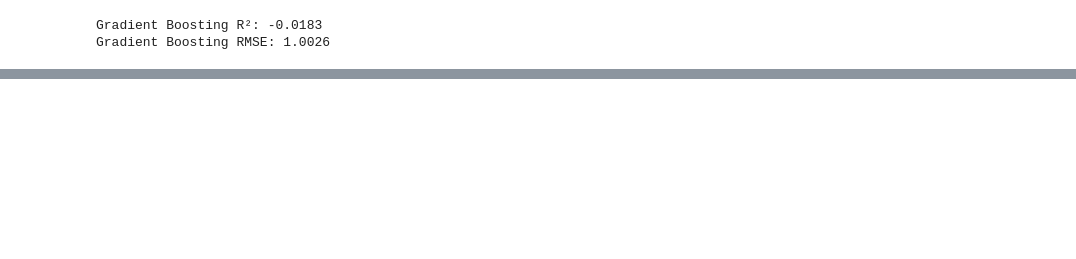
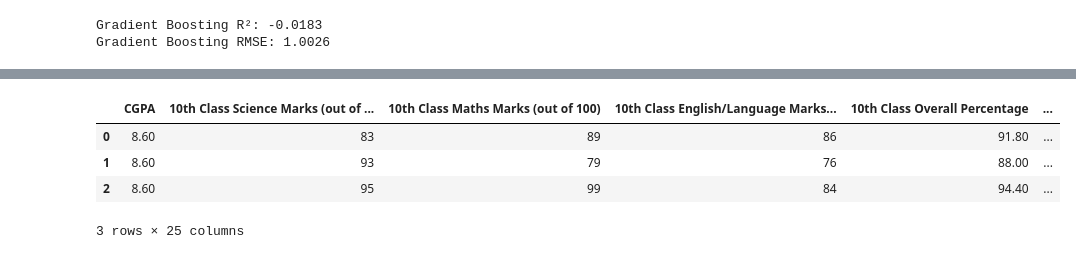
Before and after one commit to amitsitare/CGPA-Prediction-Model, a Jupyter notebook: LeniarRegression.ipynb, the cells around one changed output, grey strips where cells are left out. Cells and saved outputs as stored; diff of their text form; code cells hidden in the pictures; blank space fills up the shorter version.

```diff
--- a/LeniarRegression.ipynb
+++ b/LeniarRegression.ipynb
@@ -326,0 +371,8 @@ Feature Coefficients:
+# %%
+reg_df.head(3)
+# %% [output]
+|  | CGPA | 10th Class Science Marks (out of ... | 10th Class Maths Marks (out of 100) | 10th Class English/Language Marks... | 10th Class Overall Percentage | ... |
+| 0 | 8.60 | 83 | 89 | 86 | 91.80 | ... |
+| 1 | 8.60 | 93 | 79 | 76 | 88.00 | ... |
+| 2 | 8.60 | 95 | 99 | 84 | 94.40 | ... |
+3 rows × 25 columns
```
Also changed, not shown: parts of 22 cells of this notebook.
